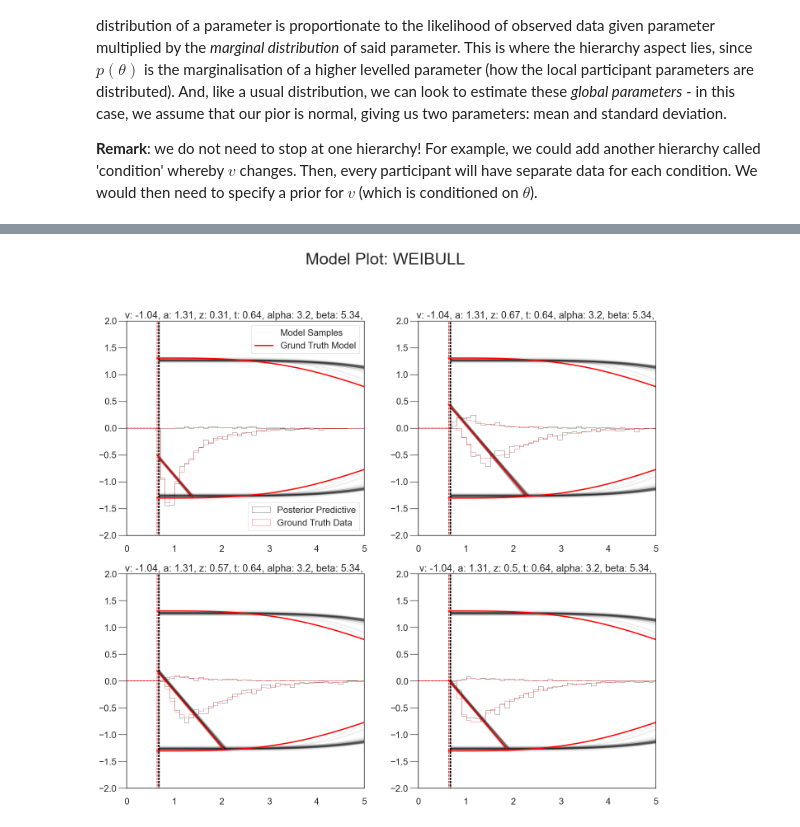
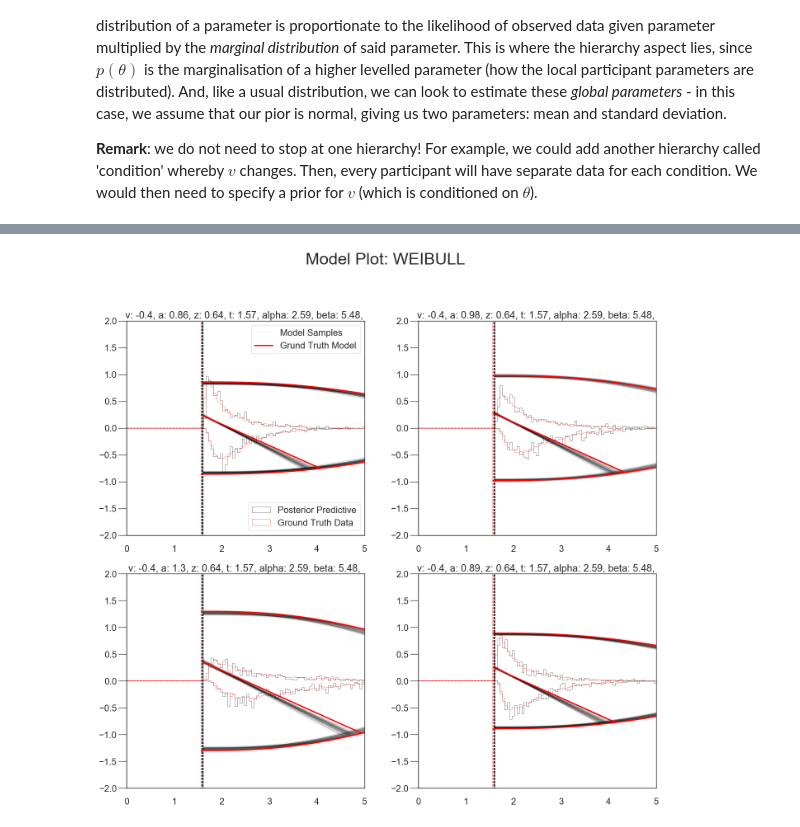
Before and after one commit to AlexanderFengler/hddmnn_tutorial, a Jupyter notebook: ddm_variants_exploration.ipynb, the cells around one changed output, grey strips where cells are left out. Cells and saved outputs as stored; diff of their text form; code cells hidden in the pictures.

```diff
--- a/ddm_variants_exploration.ipynb
+++ b/ddm_variants_exploration.ipynb
@@ -565,2 +511,0 @@ hddm_hierarchical_model_angle.sample(nmcmc,
-# %%
-loadin = pickle.load(open("hierarchy_n_1000.pickle", "rb") )
@@ -724,0 +540,7 @@ hddm_data_condition
+# %%
+hddm_data_hierarchical_angle = hddm_preprocess_hierarchical(model = 'angle',
+                                                            datasetid = 0)
+load_in = pickle.load(open("hierarchy_n_1000.pickle", "rb") )
+angle_trace_h = load_in[0]
+#angle_params_h = load_in[1]
+#angle_dataset_h = load_in[2]
@@ -724,0 +583,9 @@ hddm_data_condition
+# %%
+# WEIBULL
+hddm_data_hierarchical_weibull_cdf = hddm_preprocess_hierarchical(model = 'weibull_cdf',
+                                                                  datasetid = 1)
+
+
+# Loading in data
+load_in = pickle.load(open('weibull_hierarchical_n_1000.pickle', 'rb'))
+weibull_trace_h = load_in[0]
@@ -811,0 +720,7 @@ hddm_model_condition.get_traces()
+# %%
+load_in = pickle.load(open('condition_weibull_n_1000.pickle', 'rb'))
+
+weibull_trace_c = load_in[0]
+weibull_gt_c = load_in[1]
+weibull_gt_mat_c = load_in[2]
+weibull_data_c = load_in[3]
@@ -812,13 +735,13 @@ hddm_model_condition.get_traces()
 # %%
-model_plot(posterior_samples = hddm_model_condition.get_traces(),
-           ground_truths = gt_mat_condition,
+model_plot(posterior_samples = weibull_trace_c,
+           ground_truths = weibull_gt_mat_c,
            model_gt = 'weibull_cdf',
            model_fitted = 'weibull_cdf',
            datatype = 'condition',
            input_hddm_trace = True,
            n_post_params = 100,
            n_plots = 1,
            cols = 2,
            show_model = True)
 # %% [output]
-[figure, old version]
+[figure, new version]
```
Also changed, not shown: parts of 149 cells of this notebook, 6 other files.
